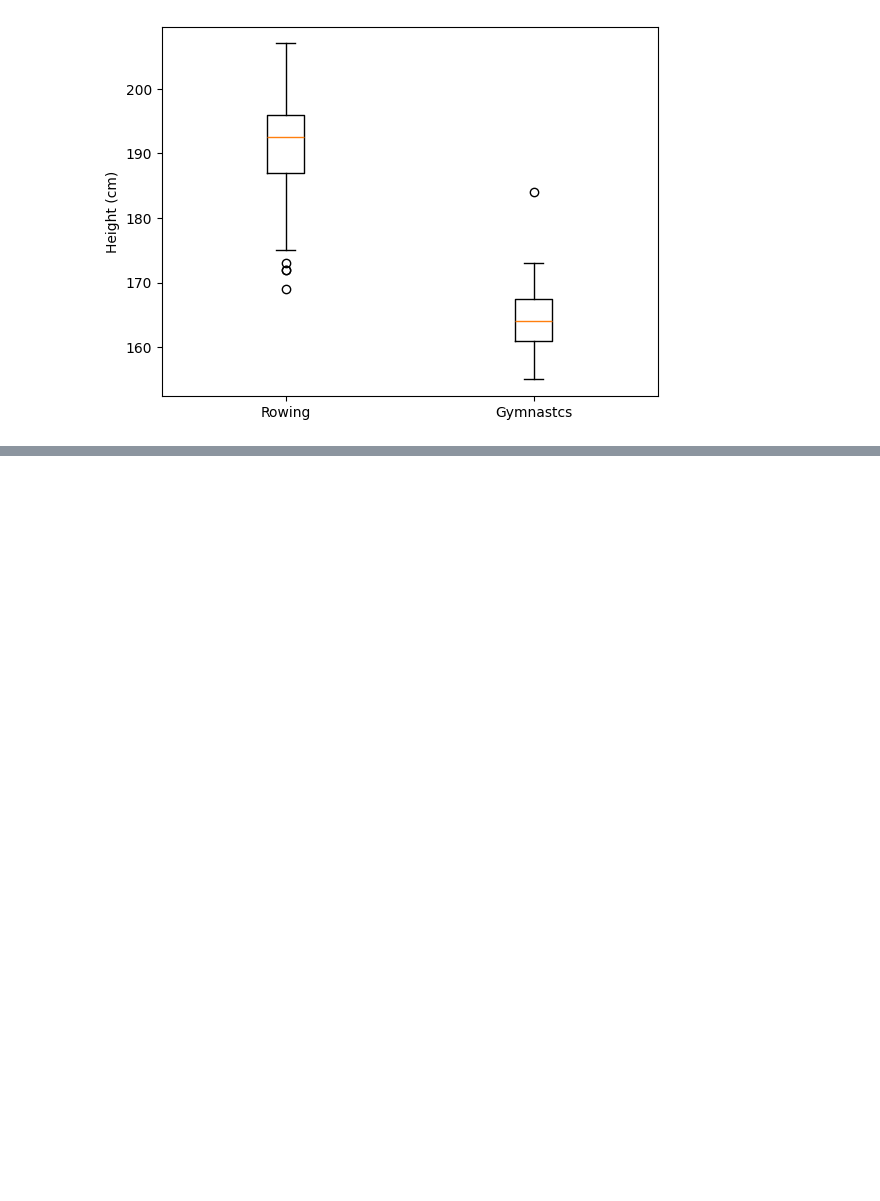
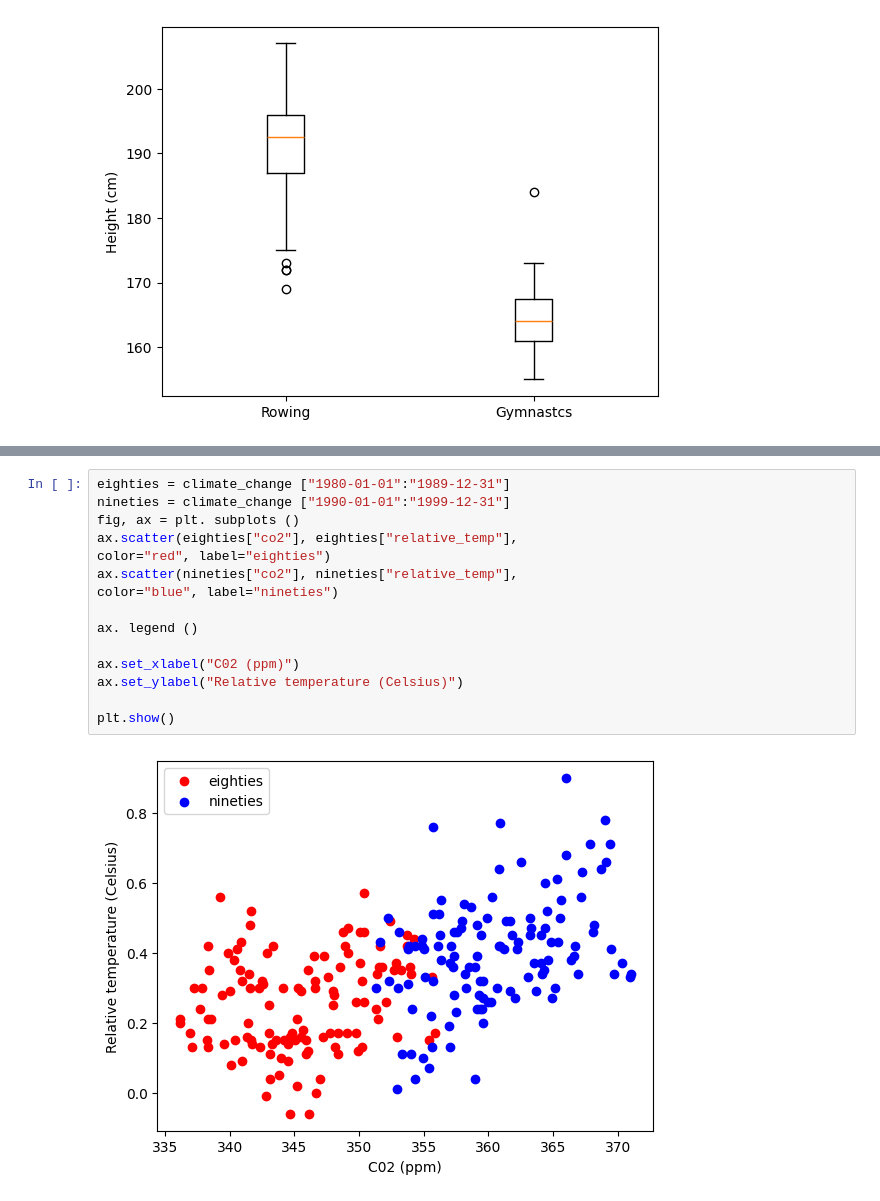
Before and after one commit to Abdoosaeid/Python, a Jupyter notebook: Matplotlib/Quantitative comparisons (bar-charts,Hist,scatter plots).ipynb, the cells around one changed output, grey strips where cells are left out. Drawn from its saved outputs; the diff is of its cells as text; blank space fills up the shorter version.

```diff
--- a/Matplotlib/Quantitative comparisons (bar-charts,Hist,scatter plots).ipynb
+++ b/Matplotlib/Quantitative comparisons (bar-charts,Hist,scatter plots).ipynb
@@ -161,0 +174,17 @@ plt.show()
+# %%
+eighties = climate_change ["1980-01-01":"1989-12-31"]
+nineties = climate_change ["1990-01-01":"1999-12-31"]
+fig, ax = plt. subplots ()
+ax.scatter(eighties["co2"], eighties["relative_temp"],
+color="red", label="eighties")
+ax.scatter(nineties["co2"], nineties["relative_temp"],
+color="blue", label="nineties")
+
+ax. legend ()
+
+ax.set_xlabel("C02 (ppm)")
+ax.set_ylabel("Relative temperature (Celsius)")
+
+plt.show()
+# %% [output]
+[figure, added]
```
Also changed, not shown: parts of 5 cells of this notebook.
